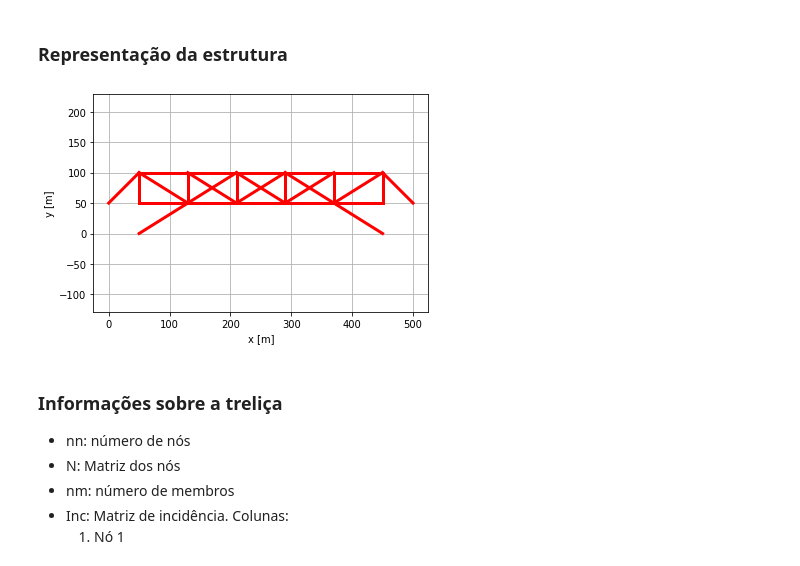
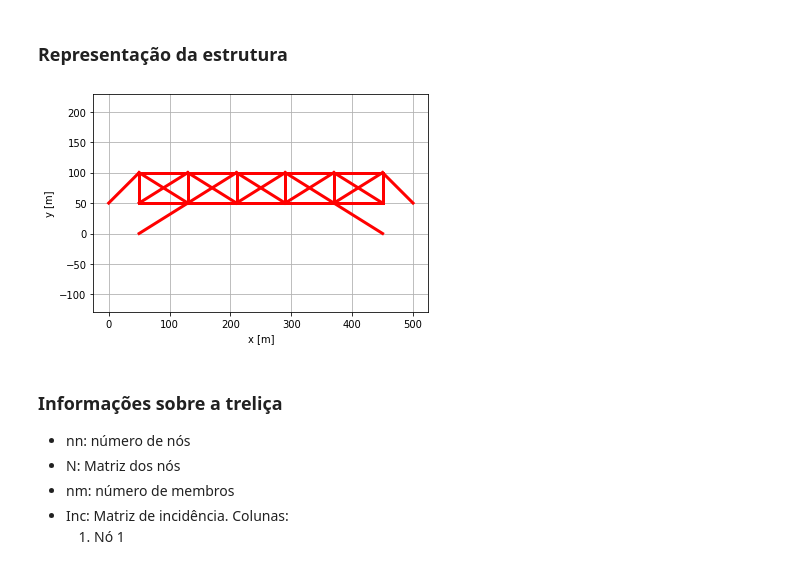
Before and after one commit to decorocco/APS4_MecSol, a Jupyter notebook: 3aps.ipynb, the cells around one changed output. Saved outputs shown, nothing was run; the diff lists cells and outputs as text; code cells hidden in the pictures.

```diff
--- a/3aps.ipynb
+++ b/3aps.ipynb
@@ -21,14 +21,14 @@ def matprint(mat, fmt="g"):        # Credits to braingineer https://gist.github.
 # %% [markdown]
 ### Representação da estrutura
 # %%
-entrada = "entrada1.xlsx"
+entrada = "entradaFinal.xlsx"
 
 [nn,N,nm,Inc,nc,F,nr,R] = importa(entrada)
 
 plota(N, Inc)
 # geraSaida()
 # %% [output]
-[figure, old version]
+[figure, new version]
 # %% [markdown]
 ### Informações sobre a treliça
 
```
Also changed, not shown: parts of 16 cells of this notebook, 8 other files.
